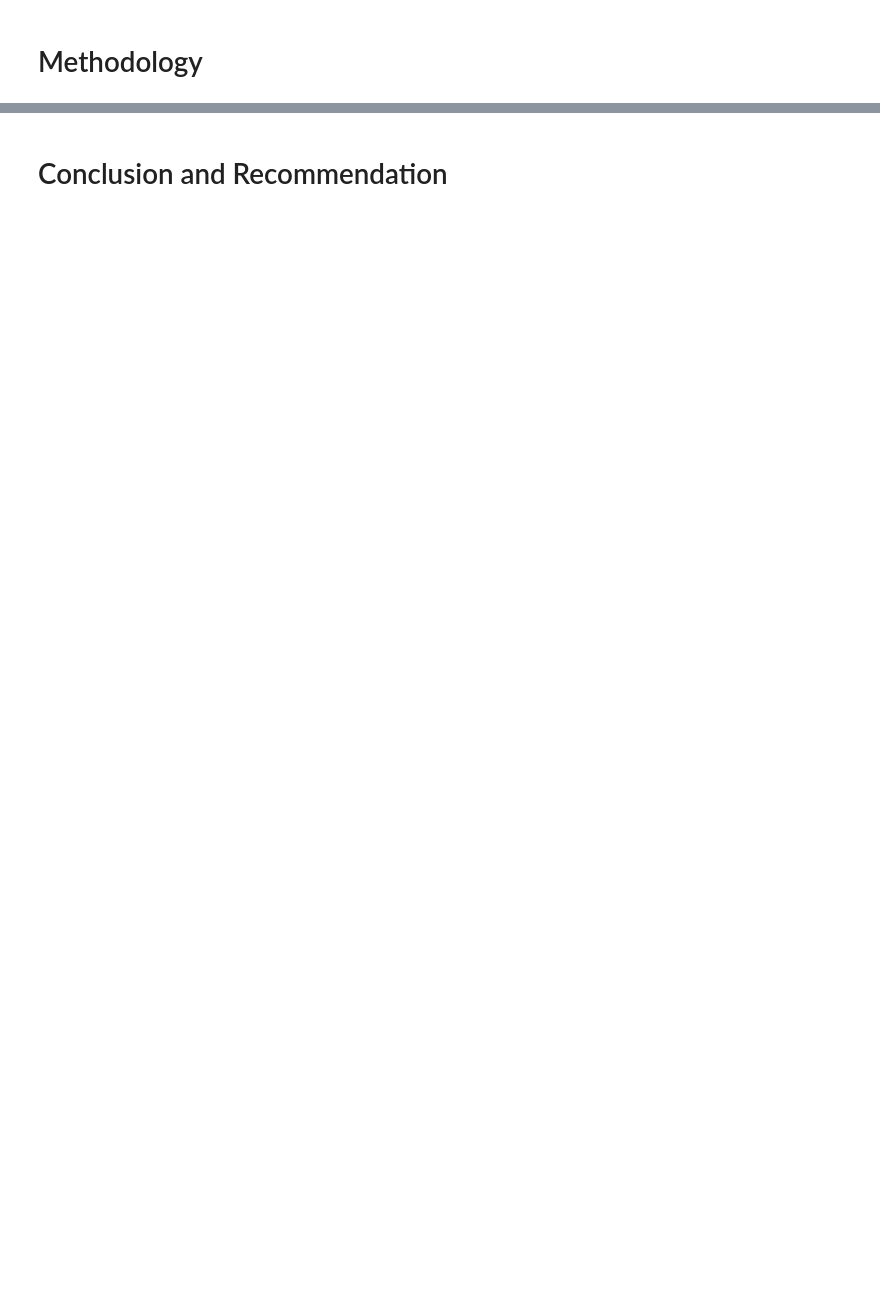
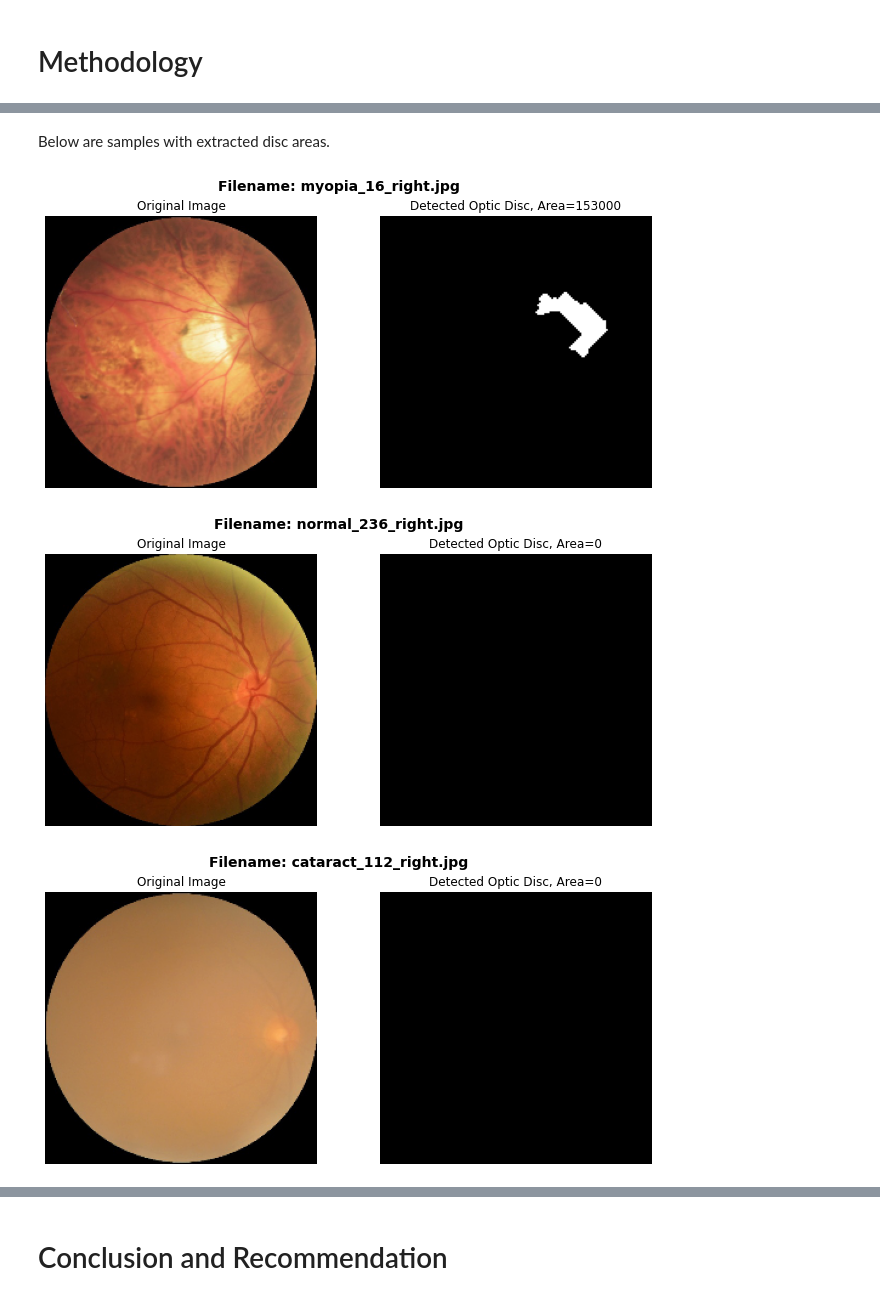
Before and after one commit to May-nerd/iip-final-project, a Jupyter notebook: main.ipynb, the cells around one changed output, grey strips where cells are left out. Saved outputs shown, nothing was run; the diff lists cells and outputs as text; code cells hidden in the pictures; blank space fills up the shorter version.

```diff
--- a/main.ipynb
+++ b/main.ipynb
@@ -68,0 +197,52 @@ TODO: Explain that we only used Normal, Cataract and Pathological Myopia.
+# %% [markdown]
+Below are samples with extracted disc areas.
+# %%
+def visualize_discs_path(path):
+    """Visualize disc area an image after applying Canny Edge Detection
+    """
+    filename = path.split('/')[1]
+
+    image = imread(path)
+    image = cv2.resize(image, (224,224))
+    image = cv2.normalize(image, None, alpha = 0, beta = 255,
+                              norm_type = cv2.NORM_MINMAX,
+                              dtype =cv2.CV_8U)
+    img_can = cv2.Canny(image, 135, 150)
+
+    img_can = dilation(erosion(erosion(dilation(dilation(dilation(
+        img_can))))))
+
+    img_can = img_can[35:189,35:189]
+
+    cnts = cv2.findContours(img_can, cv2.RETR_EXTERNAL,
+                            cv2.CHAIN_APPROX_SIMPLE)
+    cnts = cnts[0] if len(cnts) == 2 else cnts[1]
+
+    for c in cnts:
+        cv2.drawContours(img_can,[c], 0, (255,), -1)
+
+    for i in range(10):
+        img_can = erosion(img_can)
+
+
+    fig, ax = plt.subplots(1,2, figsize=(11, 5))
+    ax = ax.flatten()
+
+    ax[0].axis('off')
+    ax[0].set_title('Original Image')
+    ax[0].imshow(image)
+
+    ax[1].axis('off')
+    ax[1].set_title(f'Detected Optic Disc, Area={img_can.sum()}')
+    ax[1].imshow(img_can, cmap='gray')
+
+
+    plt.suptitle("Filename: "+filename, weight='bold', size=14)
+    plt.show()
+
+for file in os.listdir('subset'):
+    visualize_discs_path('subset/'+file)
+# %% [output]
+[figure, added]
+[figure, added]
+[figure, added]
```
Also changed, not shown: parts of 78 cells of this notebook, 1 other file.
